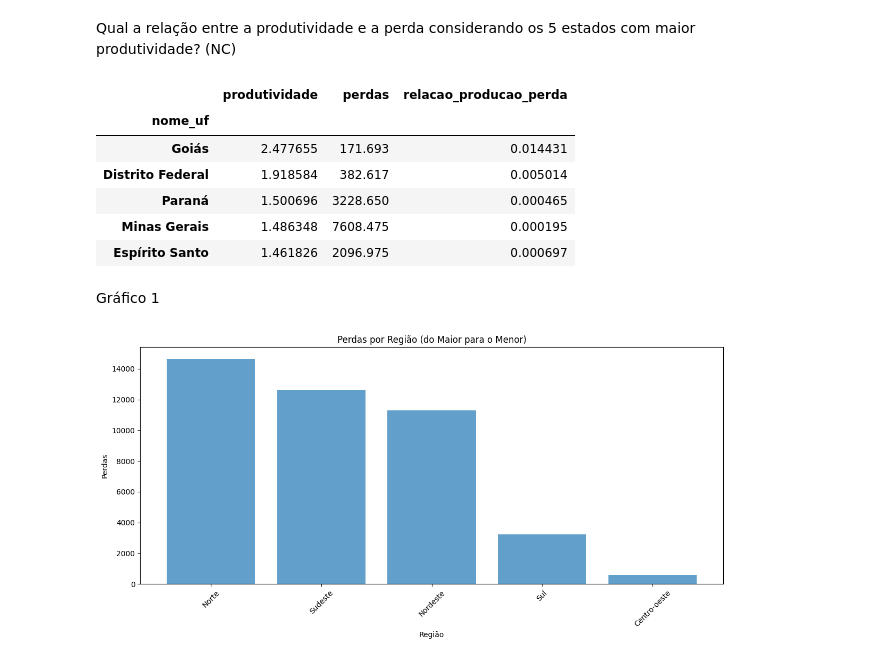
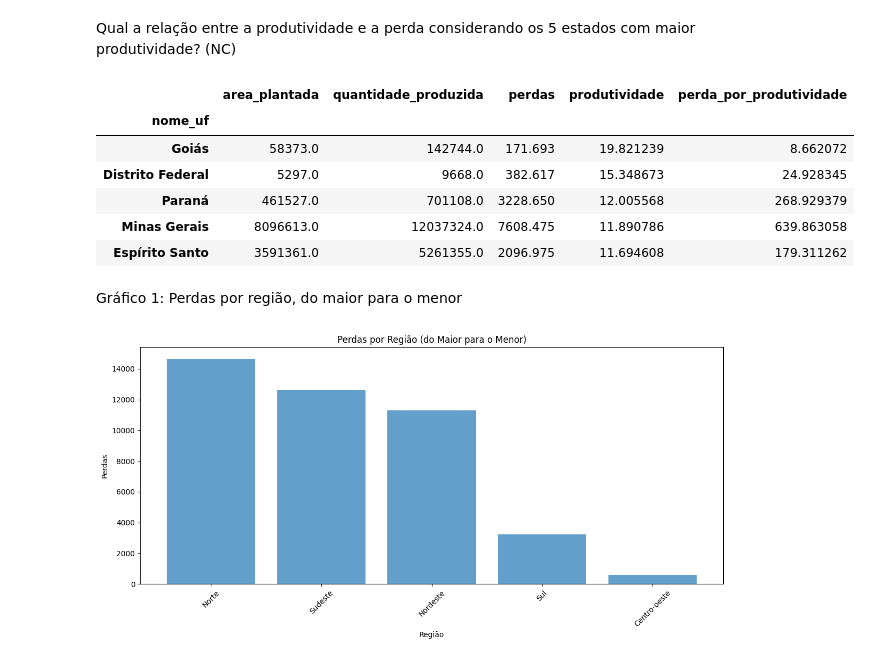
Before and after one commit to hn5003162/Analise_Exploratoria_de_Dados, a Jupyter notebook: Projeto_Aplicado_I_Análise_Exploratória_de_Dados_versao_final_etapa2.ipynb, the cells around one changed output. Cells and saved outputs as stored; diff of their text form; code cells hidden in the pictures.

Commit message:
Versão com gráfico corrigido e código do Nicolas corrigido

```diff
--- a/Projeto_Aplicado_I_Análise_Exploratória_de_Dados_versao_final_etapa2.ipynb
+++ b/Projeto_Aplicado_I_Análise_Exploratória_de_Dados_versao_final_etapa2.ipynb
@@ -151,28 +151,32 @@ Qual a relação entre a produtividade e a perda considerando os 5 estados com m
 # %%
 # Cria o dataframe e retira todo e qualquer registro com NaN, seja da area plantada, da quantidade produzida ou na emissao"
 base_produtividade_perda_top5 = base[["nome_uf","area_plantada","quantidade_produzida","perdas"]]
 base_produtividade_perda_top5 = base_produtividade_perda_top5.dropna()
 
 # adiciona uma coluna da produtividade (quantidade_produzida / area_plantada)
 base_produtividade_perda_top5["produtividade"] = base_produtividade_perda_top5["quantidade_produzida"] / base_produtividade_perda_top5["area_plantada"]
 
+# adiciona uma coluna de perdas por produtividade (perdas / produtividade)
+base_produtividade_perda_top5["perda_por_produtividade"] = base_produtividade_perda_top5["perdas"] / base_produtividade_perda_top5["produtividade"]
+# Agrupa os dados por estado e soma os valores area_plantada,quantidade_produziada e perdas
+base_produtividade_perda_top5 = base_produtividade_perda_top5.groupby(['nome_uf'])
+base_produtividade_perda_top5 = base_produtividade_perda_top5.sum()
 
-base_produtividade_perda_top5 = base_produtividade_perda_top5.groupby(['nome_uf'])[['produtividade', 'perdas']].agg({'produtividade':'mean', 'perdas':'sum'})
-# Ordenamento dos estados pela produtividade em ordem decrescente e selecionando os 5 primeiros
-top_5_estados = base_produtividade_perda_top5.nlargest(5, 'produtividade')
-# Relação entre produtividade e perda
-top_5_estados['relacao_producao_perda'] = top_5_estados['produtividade'] / top_5_estados['perdas']
-display(top_5_estados)
+# Lista os 5 maiores estados por produtividade
+base_produtividade_perda_top5 = base_produtividade_perda_top5.nlargest(5,'produtividade')
+
+#exibe os dados
+display(base_produtividade_perda_top5)
 # %% [output]
-|  | produtividade | perdas | relacao_producao_perda |
-| nome_uf |  |  |  |
-| Goiás | 2.477655 | 171.693 | 0.014431 |
-| Distrito Federal | 1.918584 | 382.617 | 0.005014 |
-| Paraná | 1.500696 | 3228.650 | 0.000465 |
-| Minas Gerais | 1.486348 | 7608.475 | 0.000195 |
-| Espírito Santo | 1.461826 | 2096.975 | 0.000697 |
+|  | area_plantada | quantidade_produzida | perdas | produtividade | perda_por_produtividade |
+| nome_uf |  |  |  |  |  |
+| Goiás | 58373.0 | 142744.0 | 171.693 | 19.821239 | 8.662072 |
+| Distrito Federal | 5297.0 | 9668.0 | 382.617 | 15.348673 | 24.928345 |
+| Paraná | 461527.0 | 701108.0 | 3228.650 | 12.005568 | 268.929379 |
+| Minas Gerais | 8096613.0 | 12037324.0 | 7608.475 | 11.890786 | 639.863058 |
+| Espírito Santo | 3591361.0 | 5261355.0 | 2096.975 | 11.694608 | 179.311262 |
-# %% [markdown]
-Gráfico 1
+# %% [markdown]
+Gráfico 1: Perdas por região, do maior para o menor
 # %%
 import matplotlib.pyplot as plt
 
```
Also changed, not shown: parts of 1 cell of this notebook.
